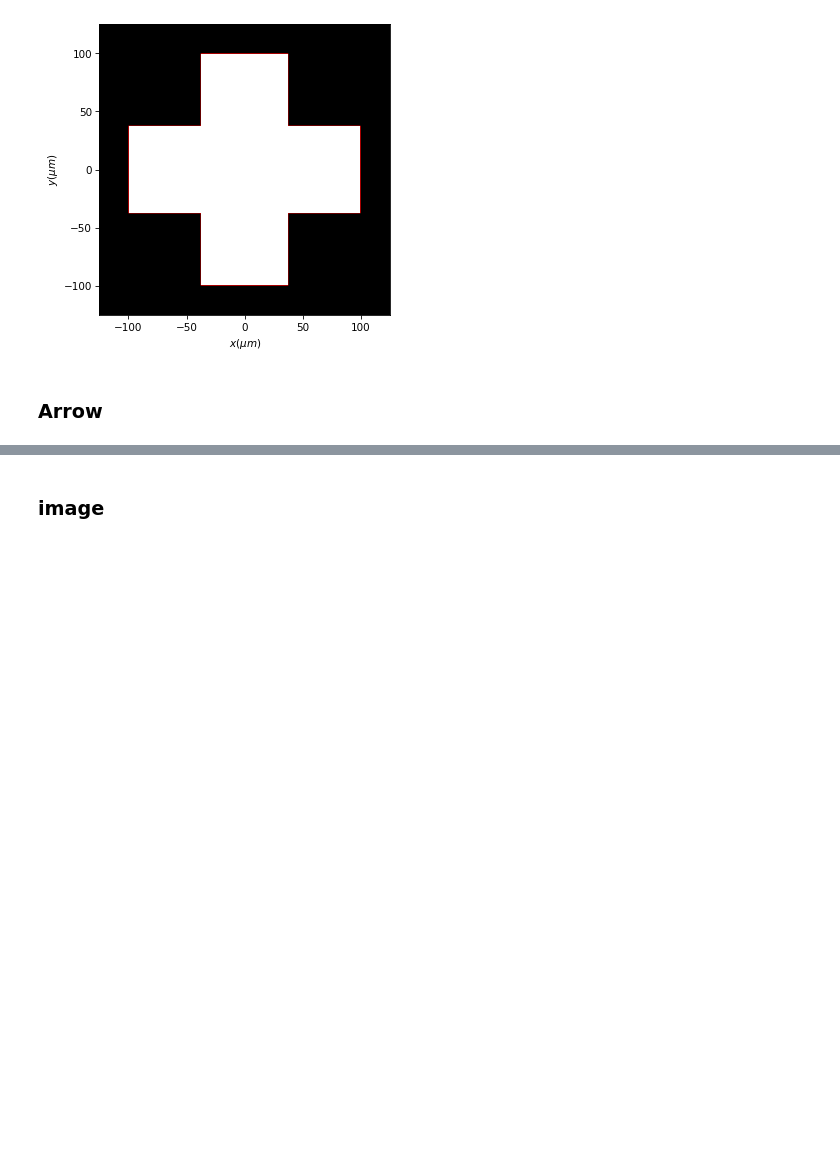
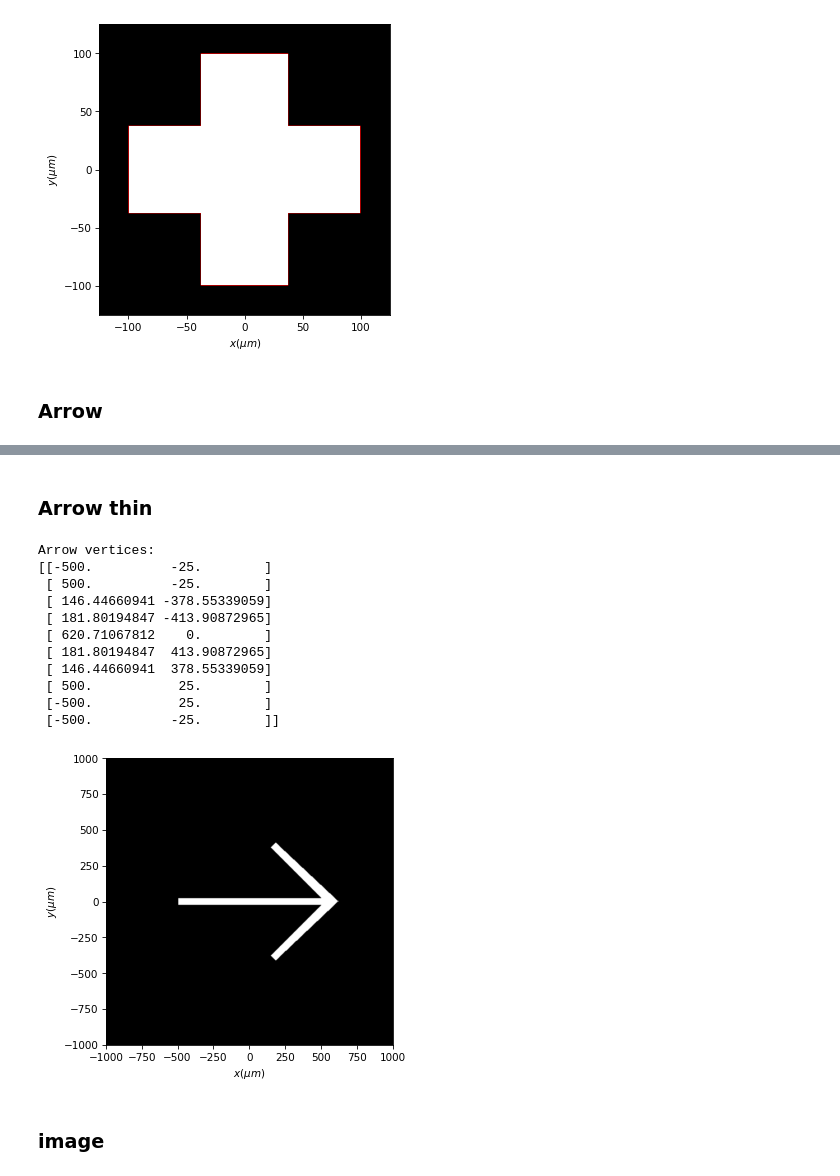
Before and after one commit to optbrea/diffractio, a Jupyter notebook: docs/source/tutorial_scalar/scalar_XY/masks_xy.ipynb, the cells around one changed output, grey strips where cells are left out. Cells and saved outputs as stored; diff of their text form; code cells hidden in the pictures; blank space fills up the shorter version.

```diff
--- a/docs/source/tutorial_scalar/scalar_XY/masks_xy.ipynb
+++ b/docs/source/tutorial_scalar/scalar_XY/masks_xy.ipynb
@@ -375,3 +386,31 @@ t1.draw(kind="intensity")
+# %% [markdown]
+### Arrow thin
+# %%
+num_data = 512
+length = 2*mm
+x = np.linspace(-1*mm, 1*mm, num_data)
+y = np.linspace(-1*mm, 1*mm, num_data)
+wavelength = 0.6328 * um
+
+
+t1 = Scalar_mask_XY(x, y, wavelength)
+t1.arrow_thin(r0=(-500*um, 0), length=1*mm, width=50*um,
+                      length_lateral=500*um, angle_arrow=45*degrees,
+                      has_draw=False,verbose=True)
+t1.draw(kind="intensity")
+# %% [output]
+Arrow vertices:
+[[-500.          -25.        ]
+ [ 500.          -25.        ]
+ [ 146.44660941 -378.55339059]
+ [ 181.80194847 -413.90872965]
+ [ 620.71067812    0.        ]
+ [ 181.80194847  413.90872965]
+ [ 146.44660941  378.55339059]
+ [ 500.           25.        ]
+ [-500.           25.        ]
+ [-500.          -25.        ]]
+[figure, added]
 # %% [markdown]
 ### image
 # %%
```
Also changed, not shown: parts of 1 cell of this notebook, 1 other file.
